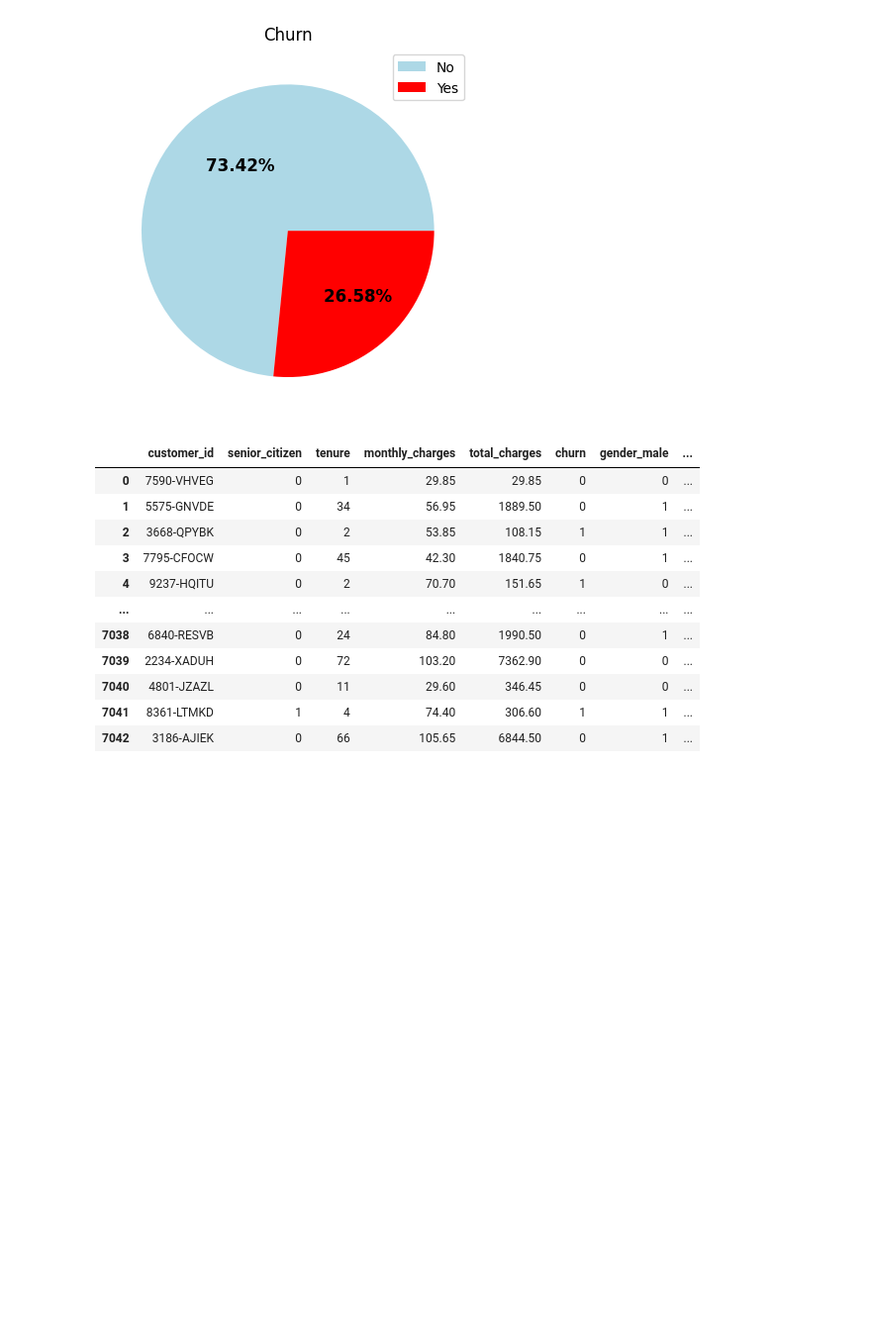
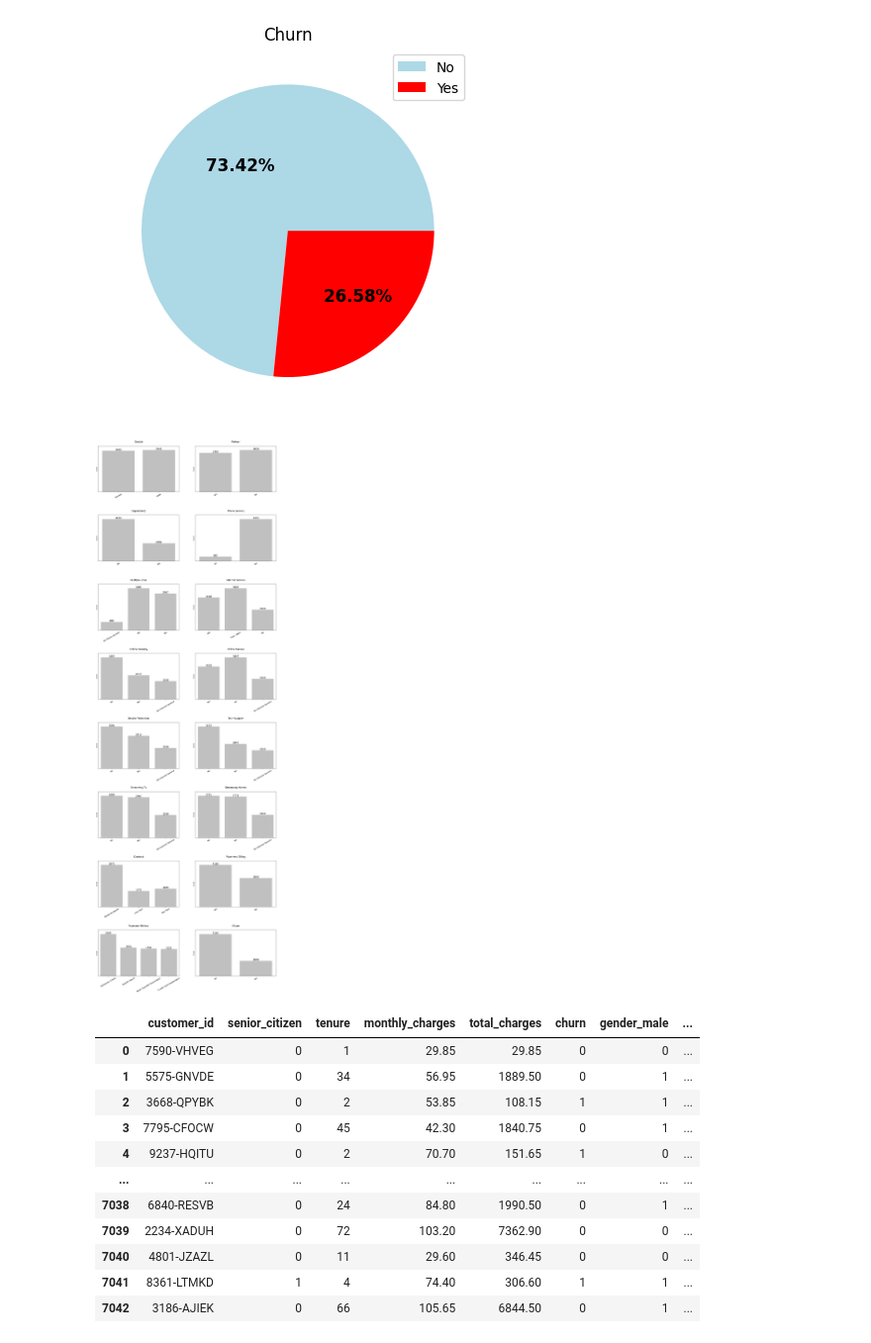
Before and after one commit to dan-teixeira/data-science, a Jupyter notebook: telco_costumer_churn/telco_customer_churn.ipynb, the cells around one changed output. Shown at 99% size. Drawn from its saved outputs; the diff is of its cells as text; code cells hidden in the pictures; blank space fills up the shorter version.

```diff
--- a/telco_costumer_churn/telco_customer_churn.ipynb
+++ b/telco_costumer_churn/telco_customer_churn.ipynb
@@ -147,6 +147,45 @@ plt.title("Churn")
 plt.show()
 # %% [output]
 [figure]
+# %%
+# Overview of categorical variables
+df_cat = df_telco.drop("customer_id", axis=1).select_dtypes(object)
+
+fig = plt.figure(figsize=(20, 60), dpi=80)
+
+gs = fig.add_gridspec(np.ceil(df_cat.shape[1]/2).astype(int), 2)
+
+for i, var in enumerate(df_cat.columns):
+
+    x, y = i // 2 , i % 2
+
+    ax = sns.countplot(
+        data = df_cat,
+        x = var,
+        color= "silver",
+        ax = fig.add_subplot(gs[x, y])
+    )
+
+    ax.bar_label(ax.containers[0], fontsize=15, padding=-2)
+    ax.set_ylim([0, max([container.get_height() for container in ax.containers[0]])*1.1])
+
+    plt.xticks(
+        ticks = ax.get_xticks(),
+        labels = [label.get_text().title() for label in ax.get_xticklabels()],
+        rotation = 30,
+        fontsize = 13
+    )
+    plt.yticks([])
+
+    plt.xlabel(None)
+    plt.ylabel("Count", fontsize=10)
+
+    plt.title(var.replace("_", " ").title(), fontsize=15, y=1.05)
+
+plt.subplots_adjust(hspace=0.5)
+plt.show()
+# %% [output]
+[figure, added]
 # %%
 # One-hot encoding
 df_telco_dummies = pd.get_dummies(
```
Also changed, not shown: parts of 2 cells of this notebook.
